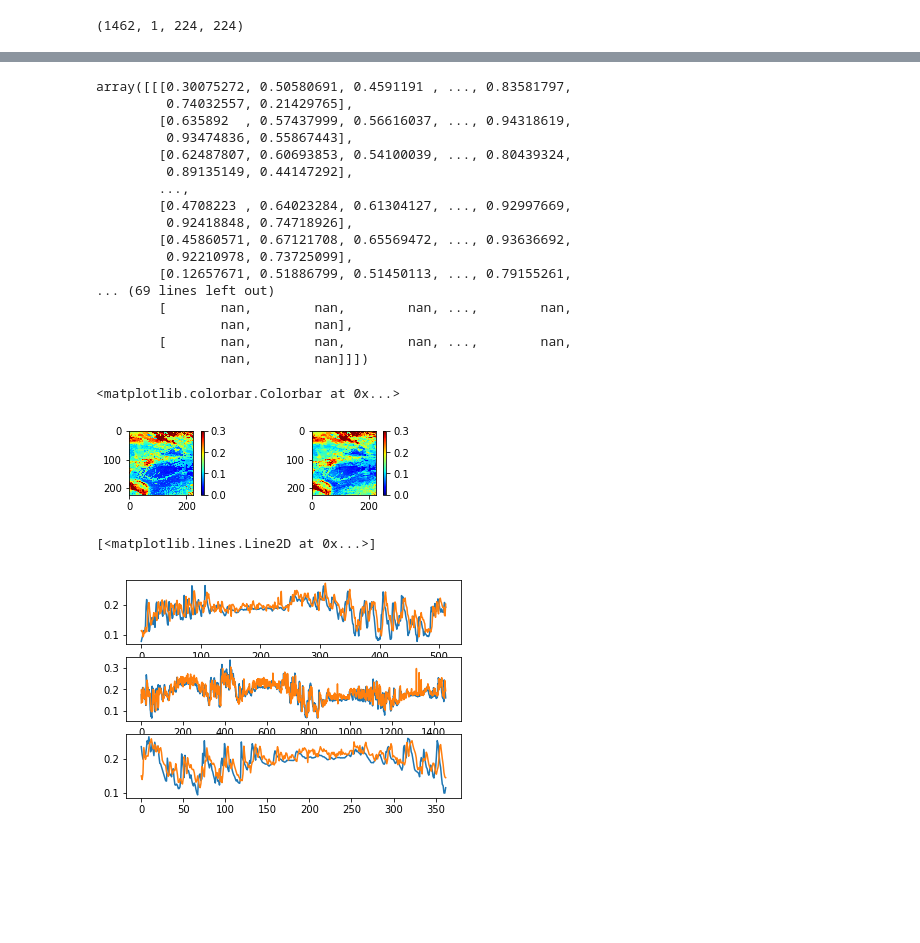
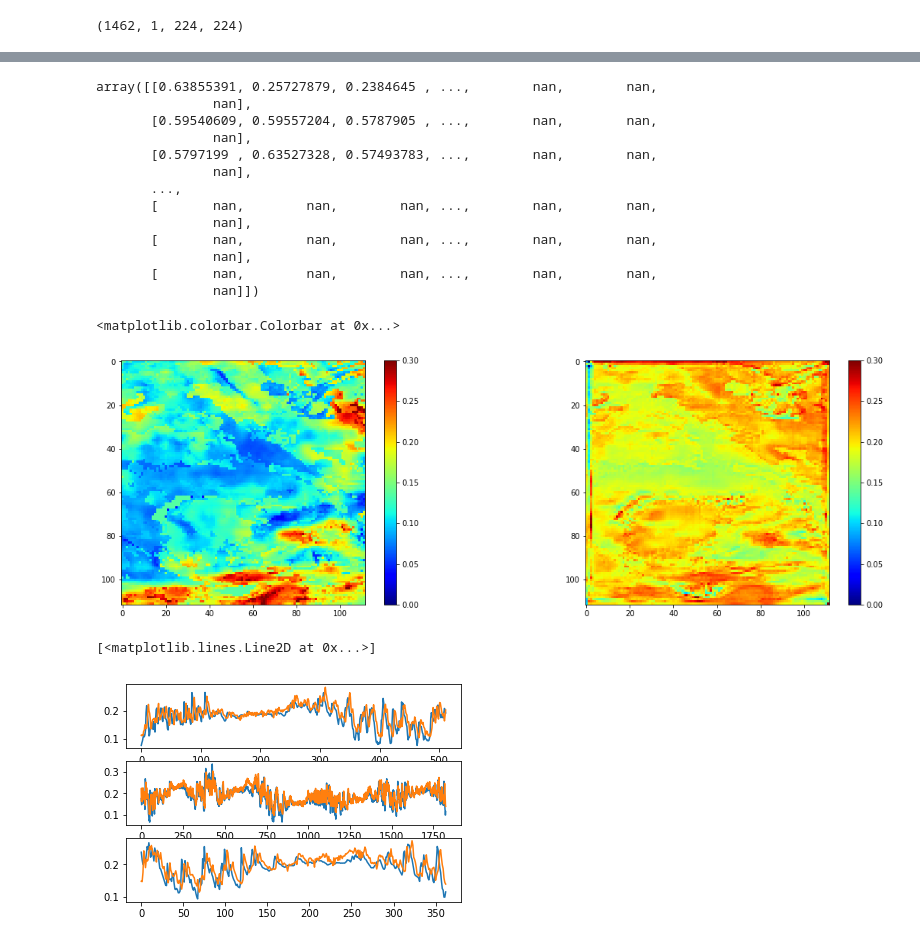
Before and after one commit to leelew/HRSEPP, a Jupyter notebook: hrsepp/debug.ipynb, the cells around one changed output, grey strips where cells are left out. Cells and saved outputs as stored; diff of their text form; code cells hidden in the pictures; blank space fills up the shorter version.

```diff
--- a/hrsepp/debug.ipynb
+++ b/hrsepp/debug.ipynb
@@ -24,6 +24,10 @@ y_valid_pred_1 = np.load('/hard/lilu/y_valid_pred_1.npy')
 y_train_obs_1 = np.load('/hard/lilu/y_train_obs_1.npy')
 y_test_obs_1 = np.load('/hard/lilu/y_test_obs_1.npy')
 y_valid_obs_1 = np.load('/hard/lilu/y_valid_obs_1.npy')
+# %%
+y_test_pred_1 = y_test_pred_1[:,np.newaxis]
+y_train_pred_1 = y_train_pred_1[:,np.newaxis]
+y_valid_pred_1 = y_valid_pred_1[:,np.newaxis]
 # %%
 y_test_pred_1.shape
 # %% [output]
@@ -88,34 +153,32 @@ plt.colorbar()
 # %%
-r_test
+r_test[0]
 # %% [output]
-array([[[0.30075272, 0.50580691, 0.4591191 , ..., 0.83581797,
-         0.74032557, 0.21429765],
-        [0.635892  , 0.57437999, 0.56616037, ..., 0.94318619,
-         0.93474836, 0.55867443],
-        [0.62487807, 0.60693853, 0.54100039, ..., 0.80439324,
-         0.89135149, 0.44147292],
-        ...,
-        [0.4708223 , 0.64023284, 0.61304127, ..., 0.92997669,
-         0.92418848, 0.74718926],
-        [0.45860571, 0.67121708, 0.65569472, ..., 0.93636692,
-         0.92210978, 0.73725099],
-        [0.12657671, 0.51886799, 0.51450113, ..., 0.79155261,
-... (69 lines left out)
-        [       nan,        nan,        nan, ...,        nan,
-                nan,        nan],
-        [       nan,        nan,        nan, ...,        nan,
-                nan,        nan]]])
+array([[0.63855391, 0.25727879, 0.2384645 , ...,        nan,        nan,
+               nan],
+       [0.59540609, 0.59557204, 0.5787905 , ...,        nan,        nan,
+               nan],
+       [0.5797199 , 0.63527328, 0.57493783, ...,        nan,        nan,
+               nan],
+       ...,
+       [       nan,        nan,        nan, ...,        nan,        nan,
+               nan],
+       [       nan,        nan,        nan, ...,        nan,        nan,
+               nan],
+       [       nan,        nan,        nan, ...,        nan,        nan,
+               nan]])
 # %%
+plt.figure(figsize=(20,20))
+
 plt.subplot(3,2,1)
-plt.imshow(y_test_obs_1[200, 0,:,:,0],vmin=0, vmax=0.3, cmap='jet')
+plt.imshow(y_test_obs_1[6, 0,:,:,0],vmin=0, vmax=0.3, cmap='jet')
 plt.colorbar()
 
 plt.subplot(3,2,2)
-plt.imshow(y_test_pred_1[200, 0,:,:,0],vmin=0, vmax=0.3, cmap='jet')
+plt.imshow(y_test_pred_1[6, 0,:,:,0],vmin=0, vmax=0.3, cmap='jet')
 plt.colorbar()
 # %% [output]
 <matplotlib.colorbar.Colorbar at 0x...>
-[figure, old version]
+[figure, new version]
 # %%
 plt.subplot(3,1,1)
 plt.plot(y_test_obs_1[:, 0, 100, 100, 0])
@@ -131,4 +194,4 @@ plt.plot(y_valid_obs_1[:,  0, 100, 100, 0])
 plt.plot(y_valid_pred_1[:, 0, 100, 100, 0])
 # %% [output]
 [<matplotlib.lines.Line2D at 0x...>]
-[figure, old version]
+[figure, new version]
```
Also changed, not shown: parts of 9 cells of this notebook, 12 other files.
